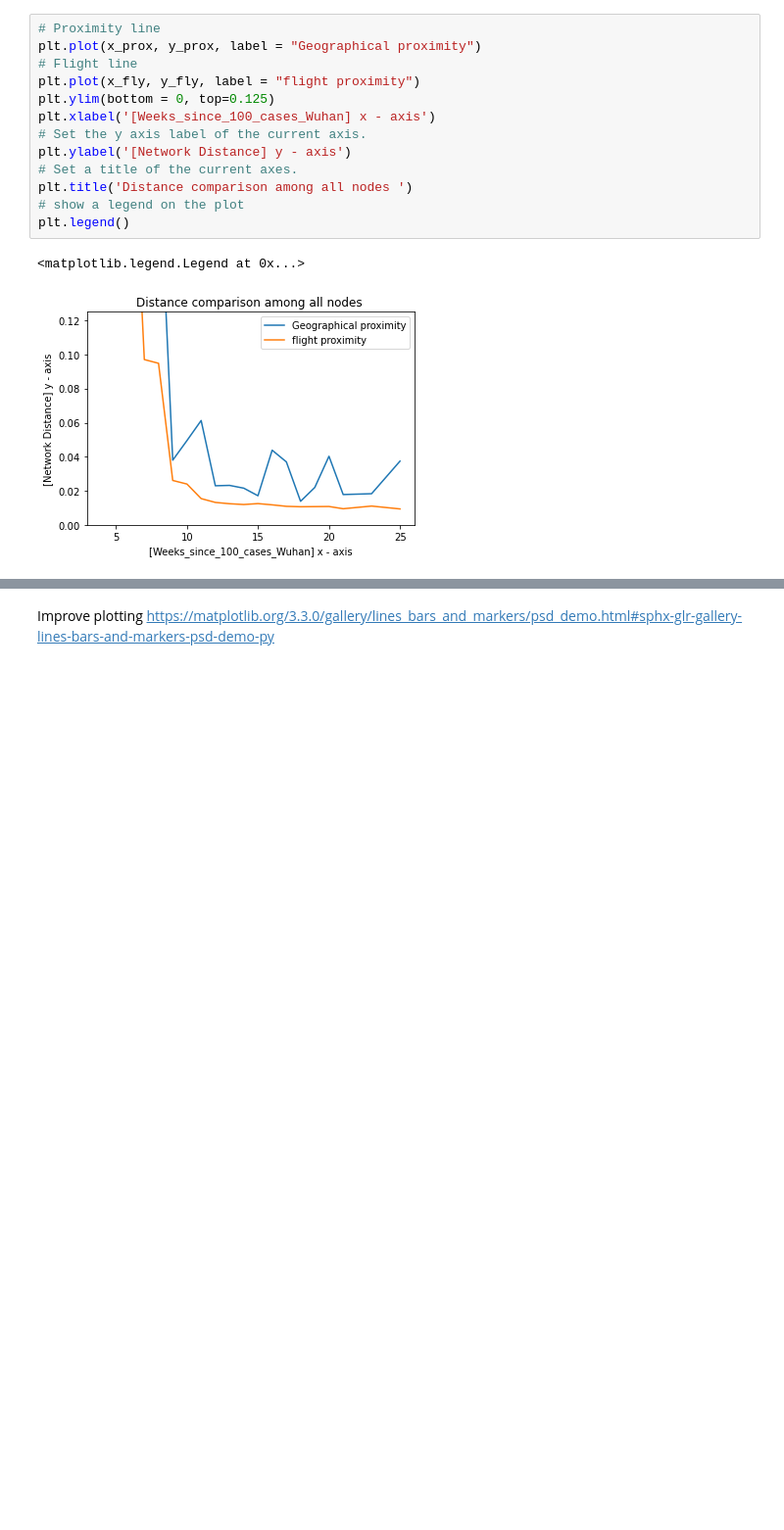
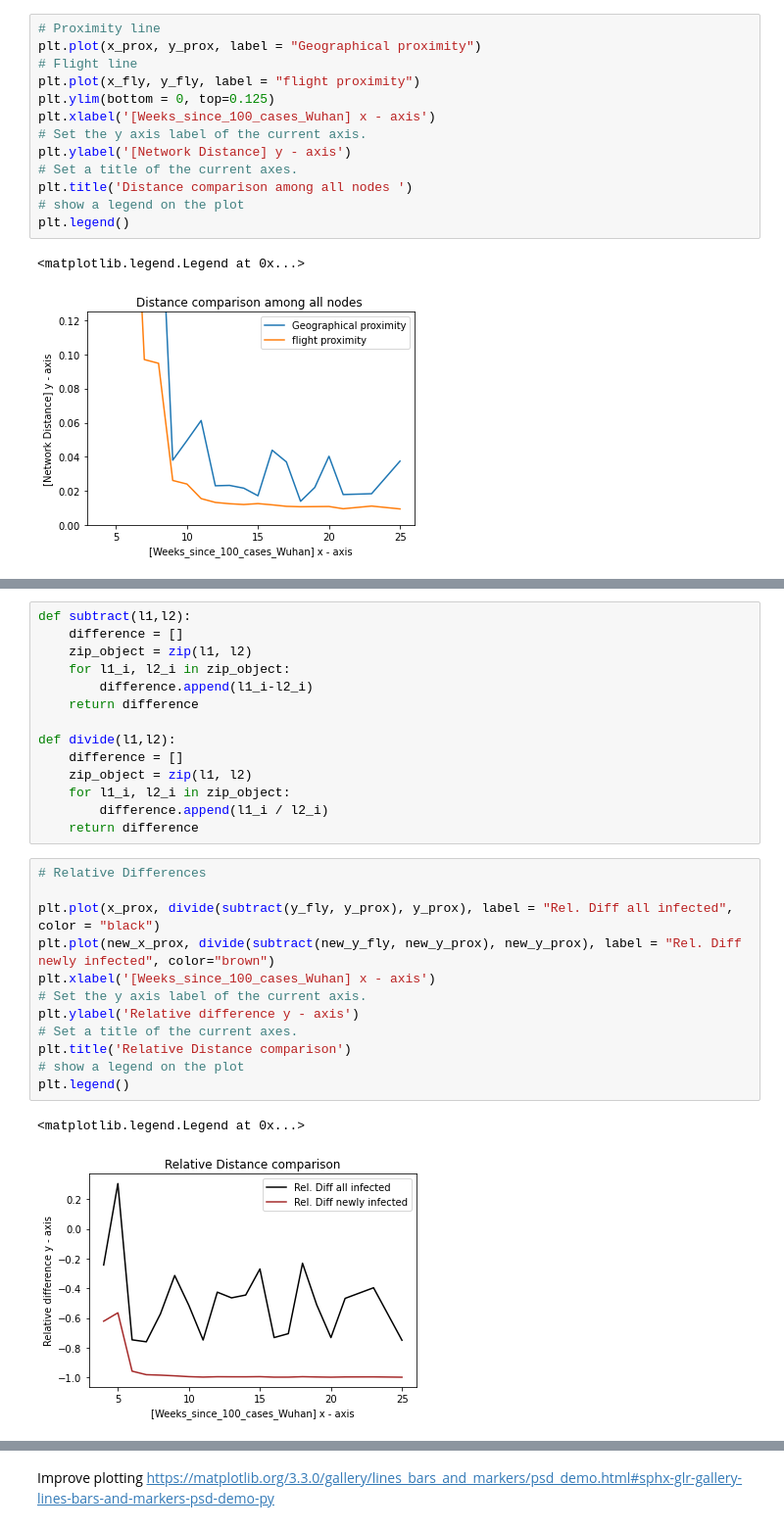
Before and after one commit to jcllobet/MasterThesis, a Jupyter notebook: Distance_Measure_Script.ipynb, the cells around one changed output, grey strips where cells are left out. Shown: that part at 98% size. Drawn from its saved outputs; the diff is of its cells as text; blank space fills up the shorter version.

```diff
--- a/Distance_Measure_Script.ipynb
+++ b/Distance_Measure_Script.ipynb
@@ -273,0 +274,29 @@ plt.legend()
+# %%
+def subtract(l1,l2):
+    difference = []
+    zip_object = zip(l1, l2)
+    for l1_i, l2_i in zip_object:
+        difference.append(l1_i-l2_i)
+    return difference
+
+def divide(l1,l2):
+    difference = []
+    zip_object = zip(l1, l2)
+    for l1_i, l2_i in zip_object:
+        difference.append(l1_i / l2_i)
+    return difference
+# %%
+# Relative Differences
+
+plt.plot(x_prox, divide(subtract(y_fly, y_prox), y_prox), label = "Rel. Diff all infected", color = "black")
+plt.plot(new_x_prox, divide(subtract(new_y_fly, new_y_prox), new_y_prox), label = "Rel. Diff newly infected", color="brown")
+plt.xlabel('[Weeks_since_100_cases_Wuhan] x - axis')
+# Set the y axis label of the current axis.
+plt.ylabel('Relative difference y - axis')
+# Set a title of the current axes.
+plt.title('Relative Distance comparison')
+# show a legend on the plot
+plt.legend()
+# %% [output]
+<matplotlib.legend.Legend at 0x...>
+[figure, added]
```
Also changed, not shown: parts of 4 cells of this notebook, 3 other files.
